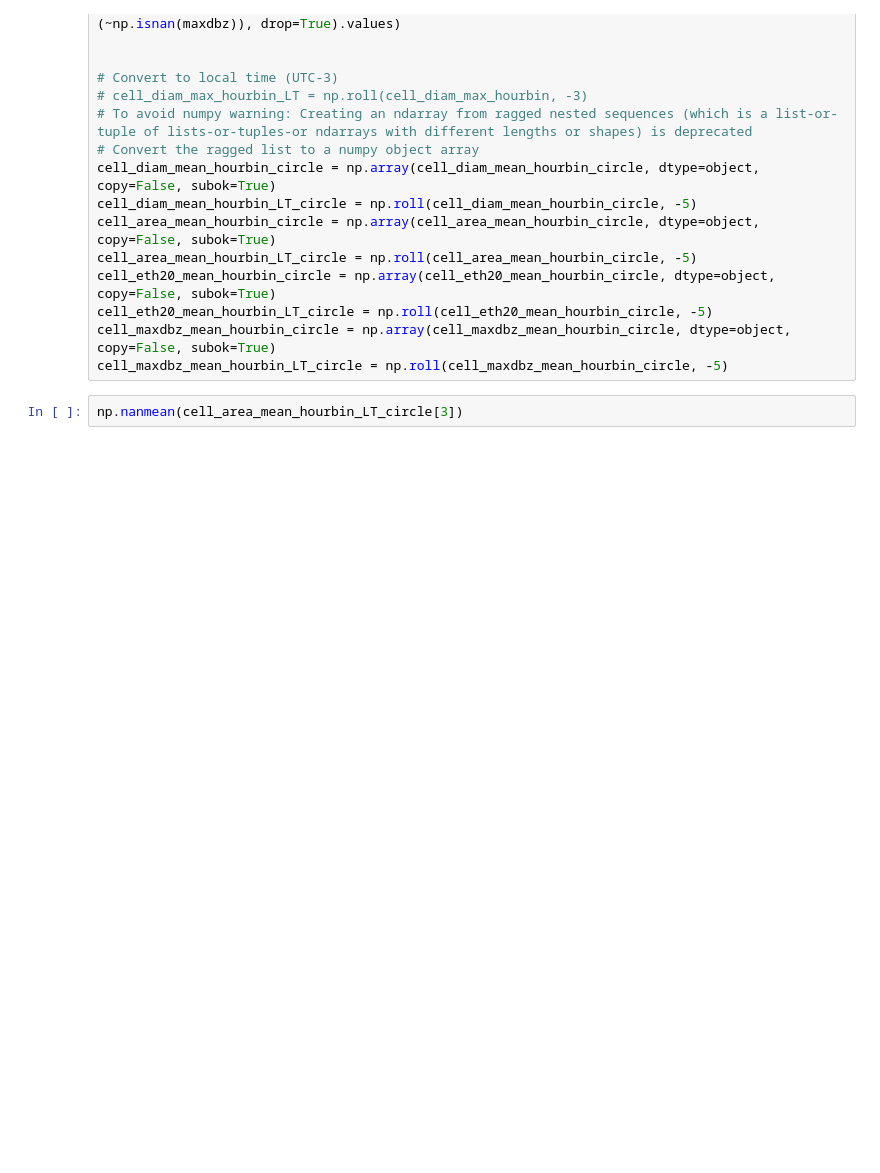
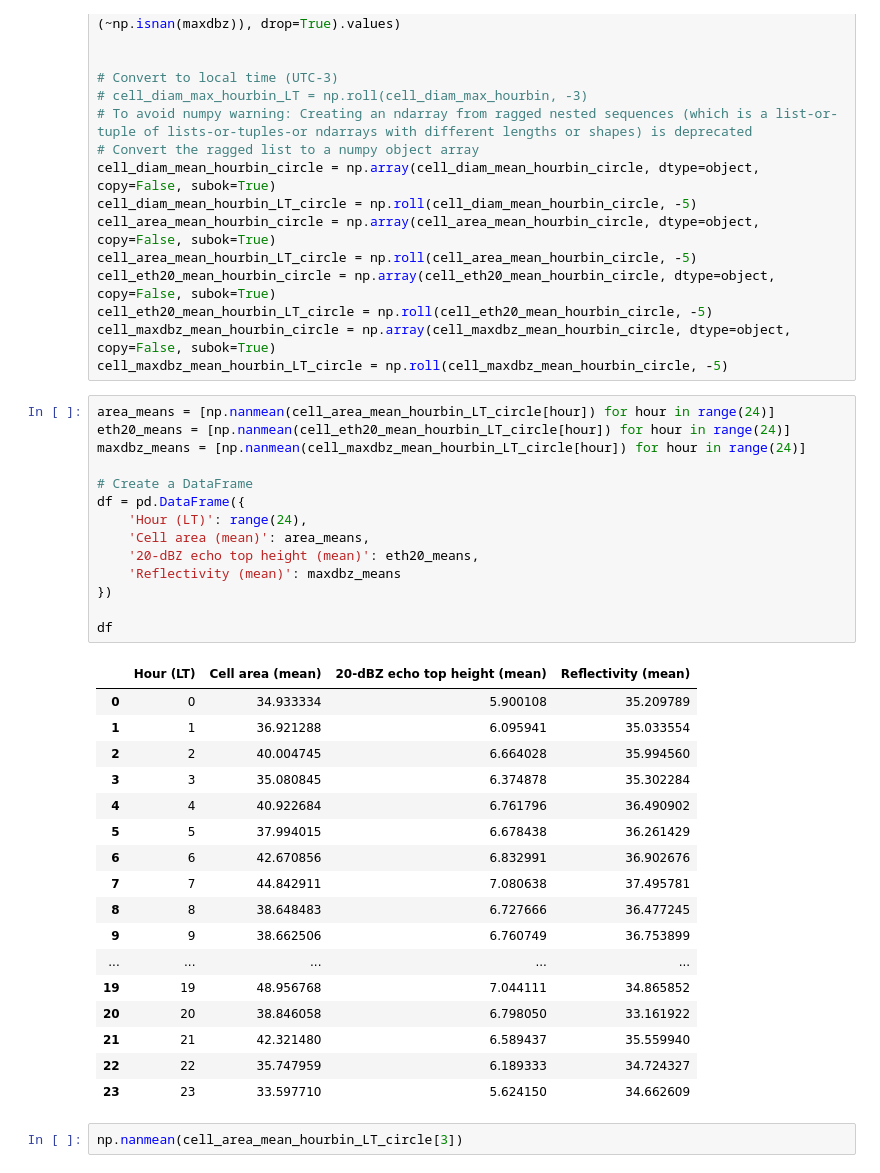
Before and after one commit to oluwafemiomitusa/Geospatial-Analysis, a Jupyter notebook: Second_part/Jupyter Notebooks/New/case_study_1_v2.ipynb, the cells around one changed output. Cells and saved outputs as stored; diff of their text form; blank space fills up the shorter version.

```diff
--- a/Second_part/Jupyter Notebooks/New/case_study_1_v2.ipynb
+++ b/Second_part/Jupyter Notebooks/New/case_study_1_v2.ipynb
@@ -1094,6 +1078,38 @@ cell_eth20_mean_hourbin_circle = np.array(cell_eth20_mean_hourbin_circle, dtype=
 cell_eth20_mean_hourbin_LT_circle = np.roll(cell_eth20_mean_hourbin_circle, -5)
 cell_maxdbz_mean_hourbin_circle = np.array(cell_maxdbz_mean_hourbin_circle, dtype=object, copy=False, subok=True)
 cell_maxdbz_mean_hourbin_LT_circle = np.roll(cell_maxdbz_mean_hourbin_circle, -5)
+# %%
+area_means = [np.nanmean(cell_area_mean_hourbin_LT_circle[hour]) for hour in range(24)]
+eth20_means = [np.nanmean(cell_eth20_mean_hourbin_LT_circle[hour]) for hour in range(24)]
+maxdbz_means = [np.nanmean(cell_maxdbz_mean_hourbin_LT_circle[hour]) for hour in range(24)]
+
+# Create a DataFrame
+df = pd.DataFrame({
+    'Hour (LT)': range(24),
+    'Cell area (mean)': area_means,
+    '20-dBZ echo top height (mean)': eth20_means,
+    'Reflectivity (mean)': maxdbz_means
+})
+
+df
+# %% [output]
+|  | Hour (LT) | Cell area (mean) | 20-dBZ echo top height (mean) | Reflectivity (mean) |
+| 0 | 0 | 34.933334 | 5.900108 | 35.209789 |
+| 1 | 1 | 36.921288 | 6.095941 | 35.033554 |
+| 2 | 2 | 40.004745 | 6.664028 | 35.994560 |
+| 3 | 3 | 35.080845 | 6.374878 | 35.302284 |
+| 4 | 4 | 40.922684 | 6.761796 | 36.490902 |
+| 5 | 5 | 37.994015 | 6.678438 | 36.261429 |
+| 6 | 6 | 42.670856 | 6.832991 | 36.902676 |
+| 7 | 7 | 44.842911 | 7.080638 | 37.495781 |
+| 8 | 8 | 38.648483 | 6.727666 | 36.477245 |
+| 9 | 9 | 38.662506 | 6.760749 | 36.753899 |
+| ... | ... | ... | ... | ... |
+| 19 | 19 | 48.956768 | 7.044111 | 34.865852 |
+| 20 | 20 | 38.846058 | 6.798050 | 33.161922 |
+| 21 | 21 | 42.321480 | 6.589437 | 35.559940 |
+| 22 | 22 | 35.747959 | 6.189333 | 34.724327 |
+| 23 | 23 | 33.597710 | 5.624150 | 34.662609 |
 # %%
 np.nanmean(cell_area_mean_hourbin_LT_circle[3])
 # %% [output]
```
Also changed, not shown: parts of 8 cells of this notebook.
